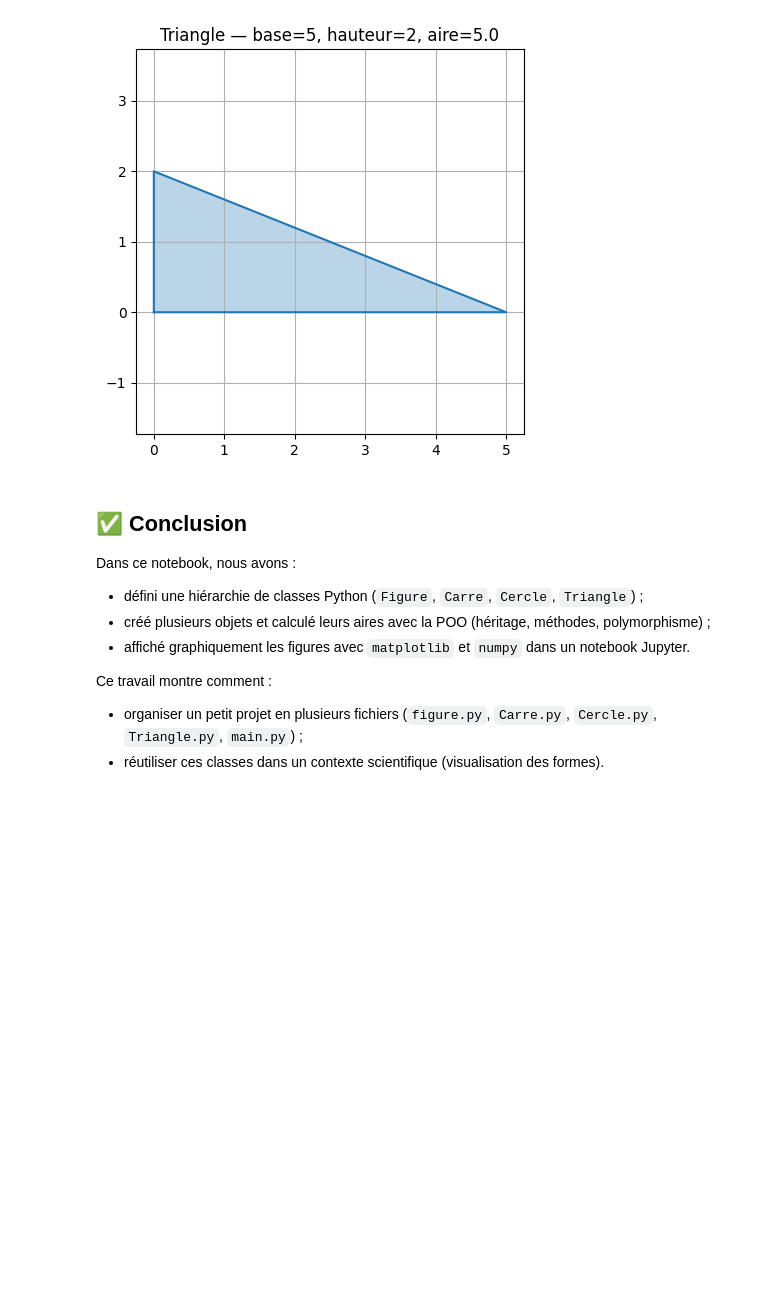
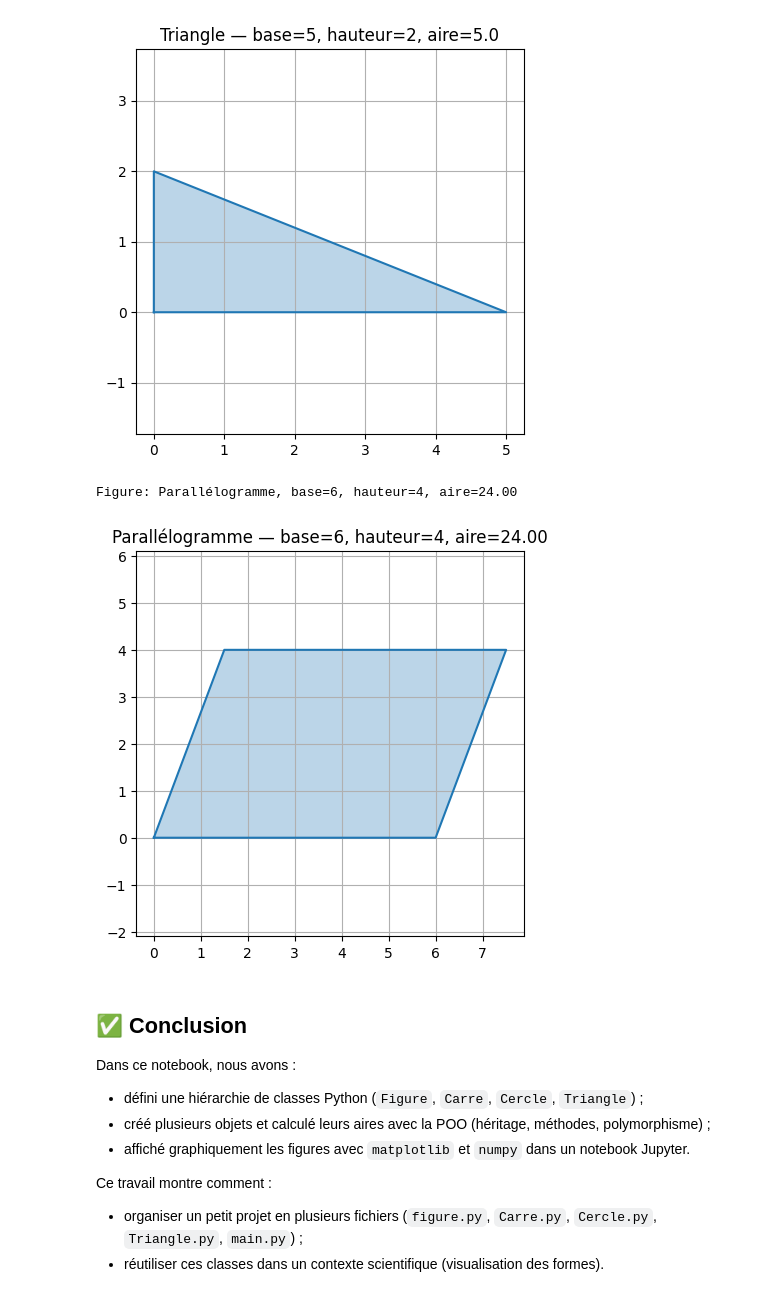
Before and after one commit to CollegeBoreal/INF1042-203-25A-04, a Jupyter notebook: 8.OOP/300155045/RAPPORT.ipynb, the cells around one changed output. Drawn from its saved outputs; the diff is of its cells as text; code cells hidden in the pictures; blank space fills up the shorter version.

```diff
--- a/8.OOP/300155045/RAPPORT.ipynb
+++ b/8.OOP/300155045/RAPPORT.ipynb
@@ -96,3 +99,33 @@ afficher_triangle(t1)
+# %%
+def afficher_parallelogramme(p):
+    base = p.base
+    h = p.hauteur
+
+    # Décalage horizontal pour incliner le parallélogramme
+    d = 1.5
+
+    # Coordonnées des sommets
+    x = [0, base, base + d, d, 0]
+    y = [0, 0, h, h, 0]
+
+    plt.figure(figsize=(5, 5))
+    plt.plot(x, y)
+    plt.fill(x, y, alpha=0.3)
+
+    plt.title(f"Parallélogramme — base={base}, hauteur={h}, aire={p.aire():.2f}")
+    plt.axis("equal")
+    plt.grid(True)
+    plt.show()
+# %%
+from Parallelogramme import Parallelogramme
+
+p1 = Parallelogramme(6, 4)
+
+print(p1.afficher_info())
+afficher_parallelogramme(p1)
+# %% [output]
+Figure: Parallélogramme, base=6, hauteur=4, aire=24.00
+[figure, added]
 # %% [markdown]
 ## ✅ Conclusion
 
```
Also changed, not shown: parts of 1 cell of this notebook, 1 other file.
